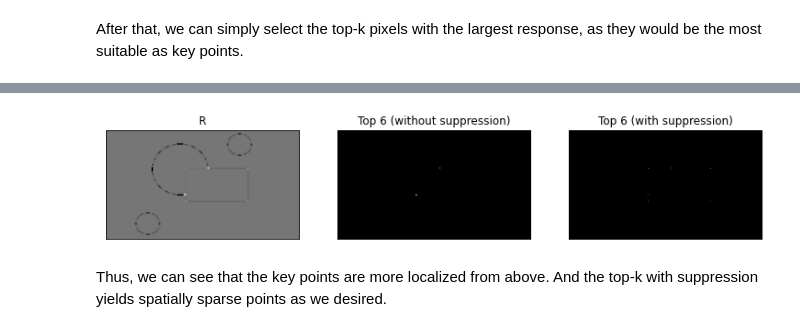
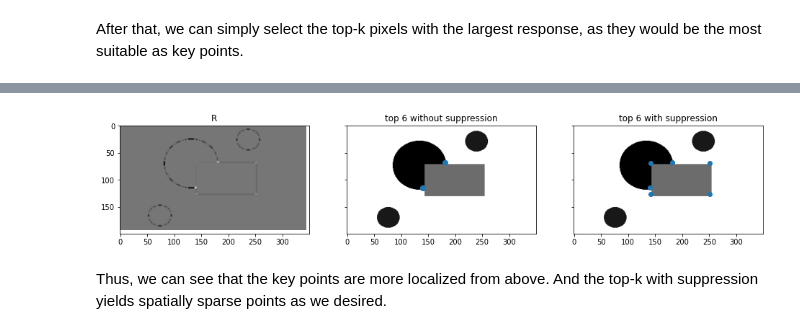
Before and after one commit to 0WN463/wellspring, a Jupyter notebook: computer-vision/key_points.ipynb, the cells around one changed output, grey strips where cells are left out. Drawn from its saved outputs; the diff is of its cells as text; code cells hidden in the pictures.

```diff
--- a/computer-vision/key_points.ipynb
+++ b/computer-vision/key_points.ipynb
@@ -361,10 +361,27 @@ def simple_area(image, window_size=11):
 # %%
+fig = plt.figure(figsize=(16,10))
+axs = fig.subplots(1, 3, sharex=True, sharey=True)
+
+axs[0].imshow(R, cmap='gray')
+axs[1].imshow(shape_image, cmap='gray')
+axs[2].imshow(shape_image, cmap='gray')
+
 k = 6
+all_points = np.indices(R.shape).T.reshape(-1, 2)
+top6 = top_k(R, all_points, 6)
+
 suppressed = simple_area(R)
-show_images((R, "R", True), (top_k(R, k), f"Top {k} (without suppression)", True),
-            (top_k(suppressed, k), f"Top {k} (with suppression)", True))
+top6_s = top_k(R, suppressed, 6)
+
+axs[1].scatter(top6[:,1],top6[:, 0])
+axs[2].scatter(top6_s[:,1],top6_s[:, 0])
+
+axs[0].set_title("R")
+axs[1].set_title("top 6 without suppression")
+axs[2].set_title("top 6 with suppression")
+plt.show()
 # %% [output]
-[figure, old version]
+[figure, new version]
 # %% [markdown]
 Thus, we can see that the key points are more localized from above.
 And the top-k with suppression yields spatially sparse points as we desired.
```
Also changed, not shown: parts of 9 cells of this notebook, 29 other files.
